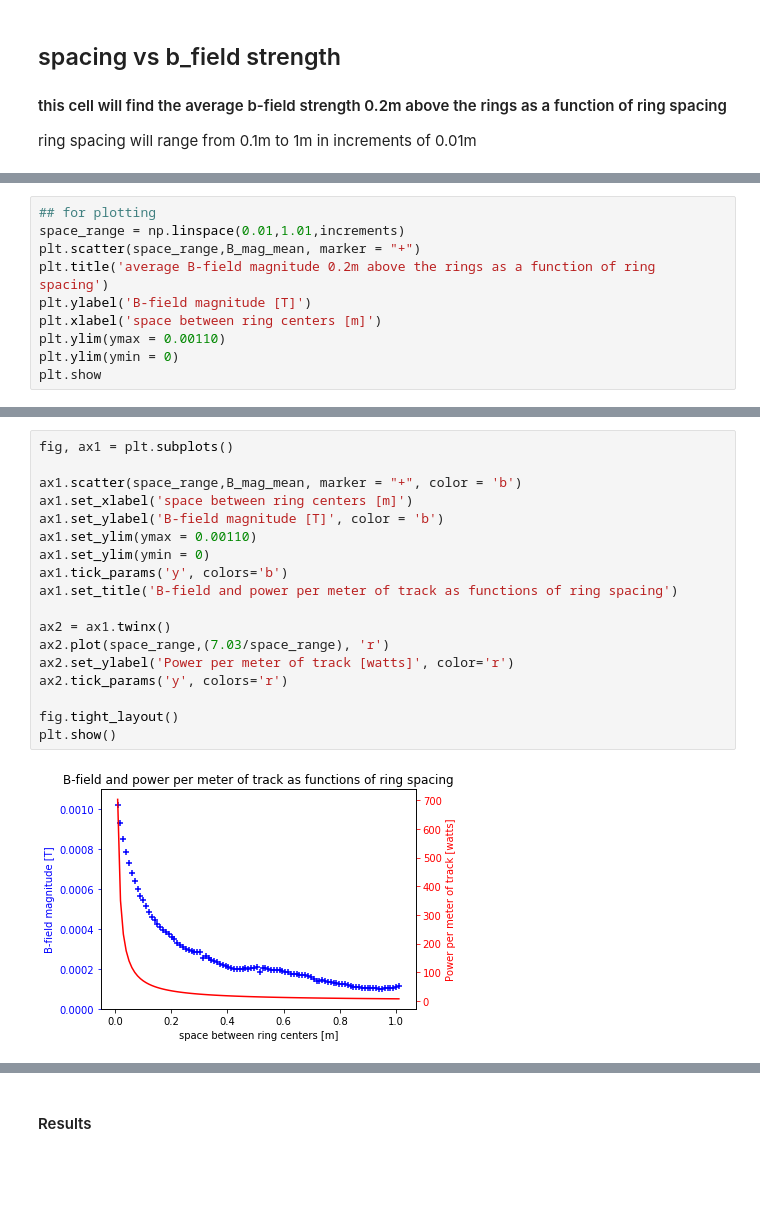
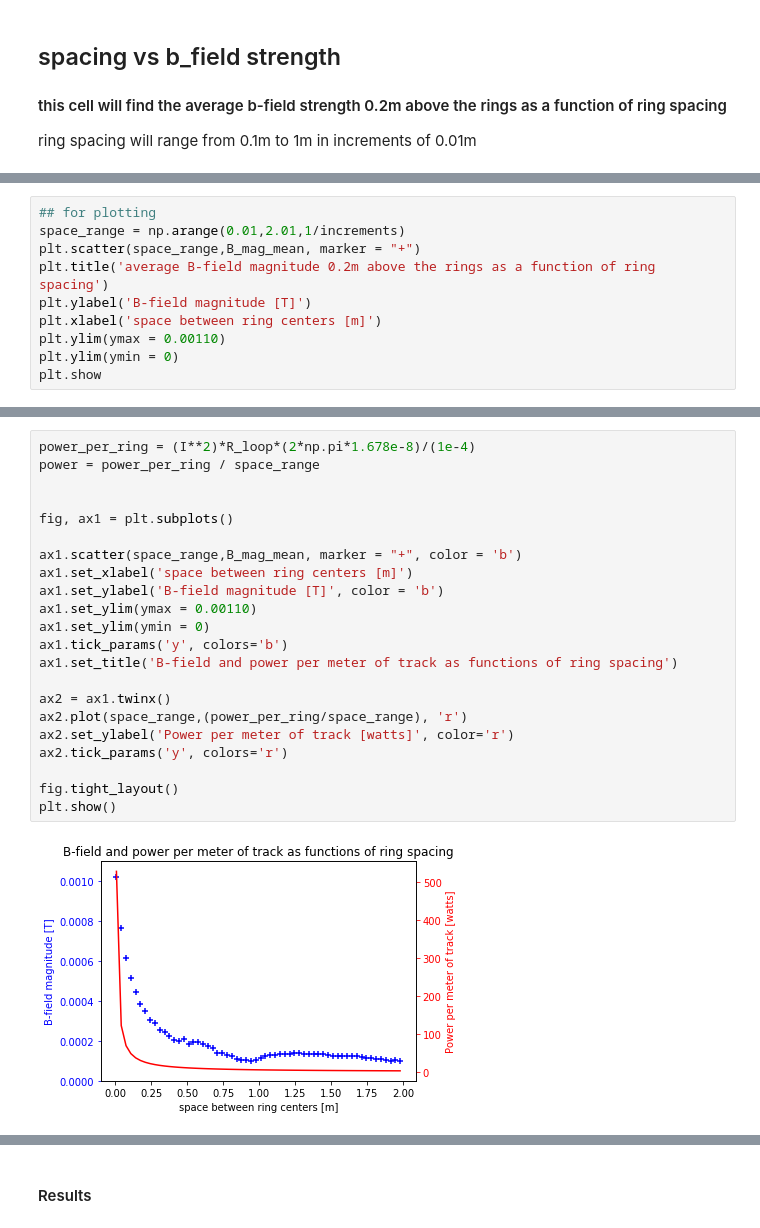
Before and after one commit to rylittle13/Physics260FinalProject, a Jupyter notebook: Final Project.ipynb, the cells around one changed output, grey strips where cells are left out. Drawn from its saved outputs; the diff is of its cells as text; blank space fills up the shorter version.

```diff
--- a/Final Project.ipynb
+++ b/Final Project.ipynb
@@ -499,6 +523,6 @@ iteration number:
 # %%
 ## for plotting
-space_range = np.linspace(0.01,1.01,increments)
+space_range = np.arange(0.01,2.01,1/increments)
 plt.scatter(space_range,B_mag_mean, marker = "+")
 plt.title('average B-field magnitude 0.2m above the rings as a function of ring spacing')
 plt.ylabel('B-field magnitude [T]')
@@ -518,20 +542,24 @@ In the next kernel we plot both b-field and power consumed by 1m of track as fun
 # %%
+power_per_ring = (I**2)*R_loop*(2*np.pi*1.678e-8)/(1e-4)
+power = power_per_ring / space_range
+
+
 fig, ax1 = plt.subplots()
 
 ax1.scatter(space_range,B_mag_mean, marker = "+", color = 'b')
 ax1.set_xlabel('space between ring centers [m]')
 ax1.set_ylabel('B-field magnitude [T]', color = 'b')
 ax1.set_ylim(ymax = 0.00110)
 ax1.set_ylim(ymin = 0)
 ax1.tick_params('y', colors='b')
 ax1.set_title('B-field and power per meter of track as functions of ring spacing')
 
 ax2 = ax1.twinx()
-ax2.plot(space_range,(7.03/space_range), 'r')
+ax2.plot(space_range,(power_per_ring/space_range), 'r')
 ax2.set_ylabel('Power per meter of track [watts]', color='r')
 ax2.tick_params('y', colors='r')
 
 fig.tight_layout()
 plt.show()
 # %% [output]
-[figure, old version]
+[figure, new version]
```
Also changed, not shown: parts of 11 cells of this notebook.
